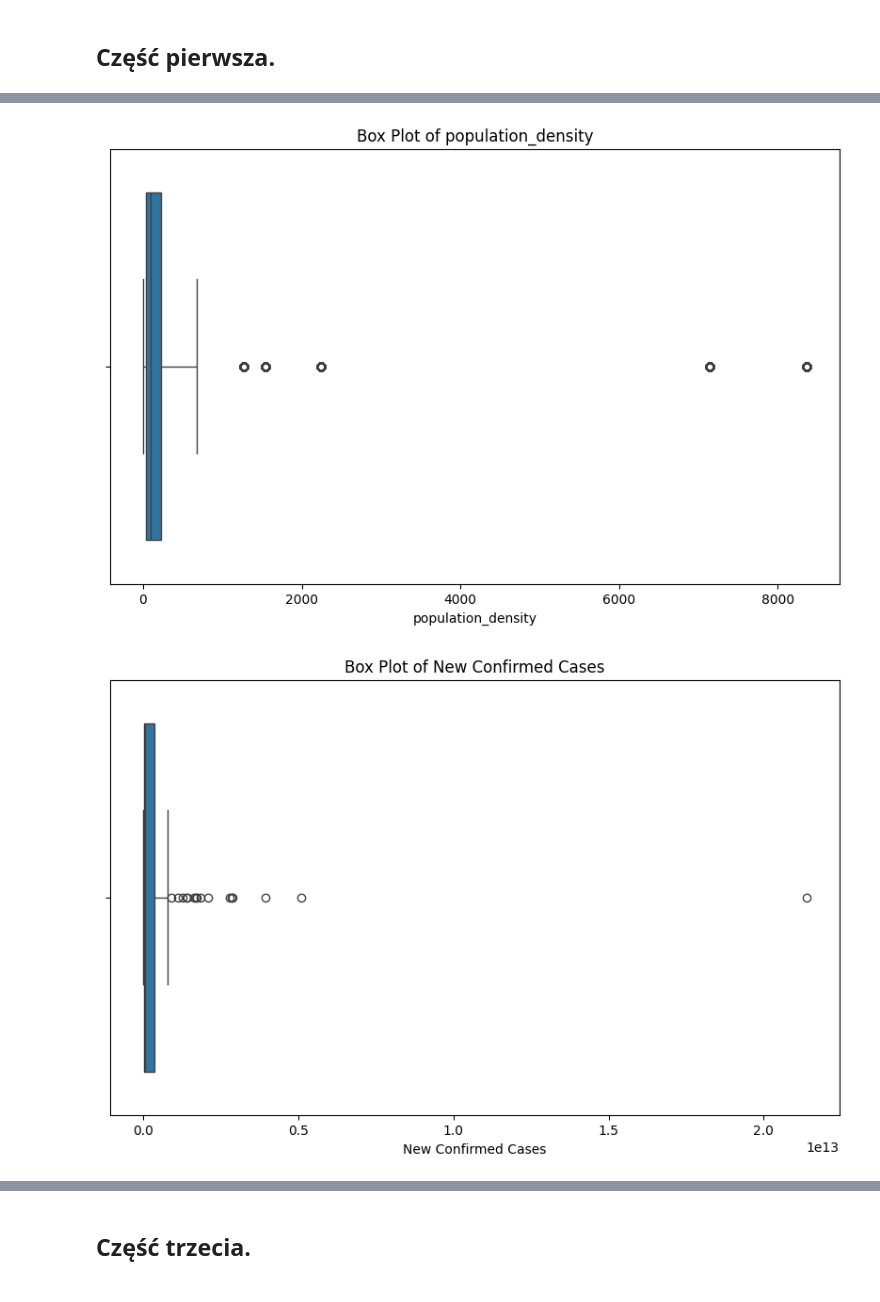
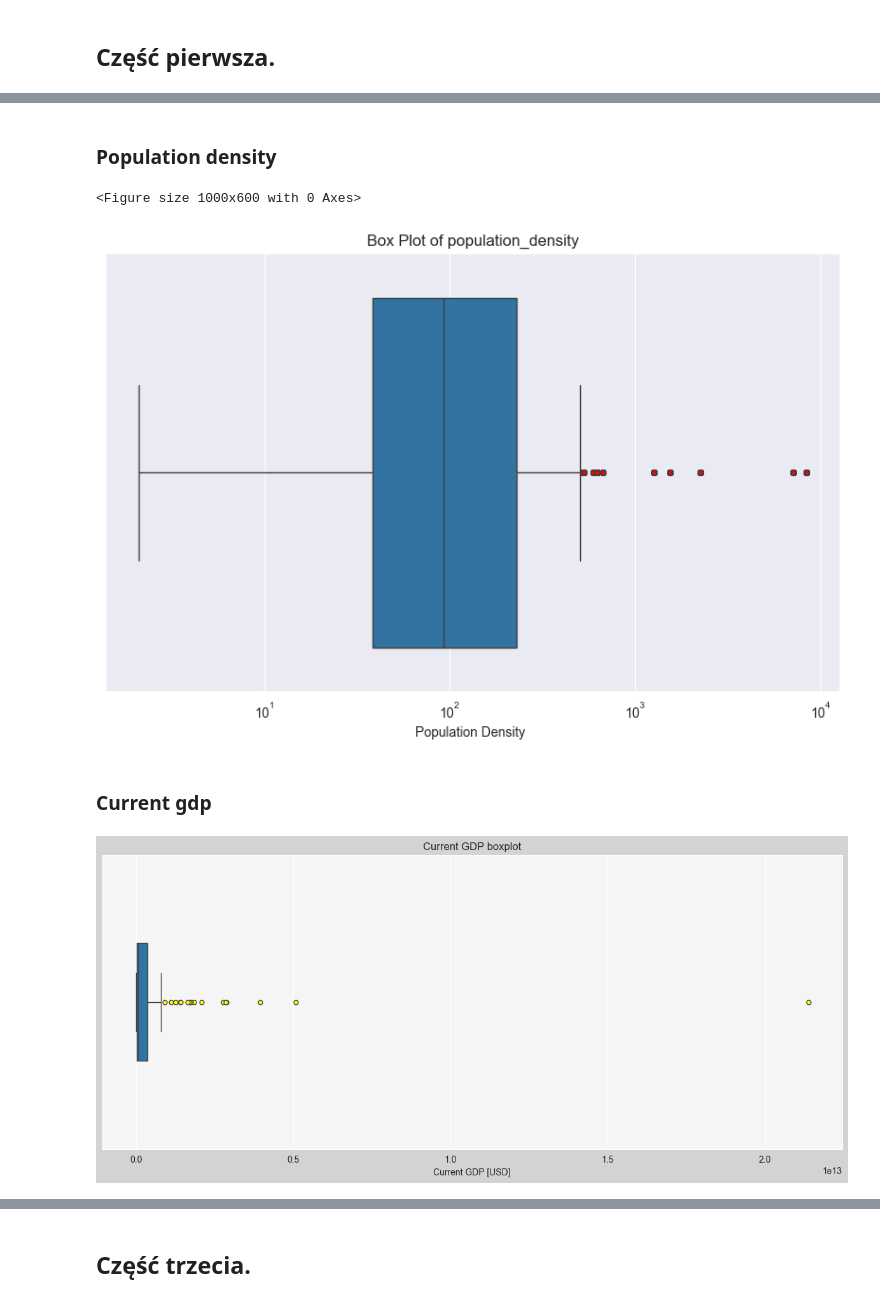
Before and after one commit to Goul4sh/BigData, a Jupyter notebook: Zad2/Zad2.ipynb, the cells around one changed output, grey strips where cells are left out. Drawn from its saved outputs; the diff is of its cells as text; code cells hidden in the pictures.

```diff
--- a/Zad2/Zad2.ipynb
+++ b/Zad2/Zad2.ipynb
@@ -100,20 +160,56 @@ plt.show()
+# %% [markdown]
+### Population density
 # %%
+# Example data
 plt.figure(figsize=(10, 6))
+fig, ax = plt.subplots(figsize=(10, 6))
 # sns.boxplot(x='new_confirmed', data=df)
-sns.boxplot(x='population_density' ,data=df, whis=2.5)  # 2 × IQR zamiast 1.5
+flierprops = {
+    'marker': 'o',               # Shape of the marker
+    'color': 'blue',              # Color of the marker
+    'markersize': 4,             # Size of the marker
+    'markerfacecolor': 'red', # Fill color of the marker
+    'linestyle': 'none'          # No connecting line
+}
 
-plt.title('Box Plot of population_density')
-plt.xlabel('population_density')
+sns.boxplot(x='population_density' ,data=df, flierprops  = flierprops)  # 2 × IQR zamiast 1.5
+
+ax.set_xscale('log')
+
+plt.title('Box Plot of Population Density')
+plt.xlabel('Population Density ')
 plt.show()
 # %% [output]
+<Figure size 1000x600 with 0 Axes>
-[figure, old version]
+[figure, new version]
+# %% [markdown]
+### Current gdp
 # %%
-plt.figure(figsize=(10, 6))
-# sns.boxplot(x='new_confirmed', data=df)
-sns.boxplot(x='current_gdp_usd' ,data=df2)
 
-plt.title('Box Plot of current_gdp_usd')
-plt.xlabel('current_gdp_usd')
+fig, ax = plt.subplots(figsize=(15, 6))
+
+# Set background colors
+fig.patch.set_facecolor('lightgray')  # Background for the figure
+ax.set_facecolor('whitesmoke')        # Background for the plot area
+
+
+flierprops = {
+    'marker': 'o',               # Shape of the marker
+    'color': 'red',              # Color of the marker
+    'markersize': 5,             # Size of the marker
+    'markerfacecolor': 'yellow', # Fill color of the marker
+    'linestyle': 'none'          # No connecting line
+}
+
+
+# Create the boxplot
+sns.boxplot(x='current_gdp_usd', data=df2, ax=ax, flierprops=flierprops, width=0.4)
+
+# ax.set_xscale('log')
+
+# Add title and labels
+plt.title('Current GDP boxplot')
+plt.xlabel('Current GDP [USD]')
 plt.show()
 # %% [output]
-[figure, old version]
+[figure, new version]
```
Also changed, not shown: parts of 13 cells of this notebook.
